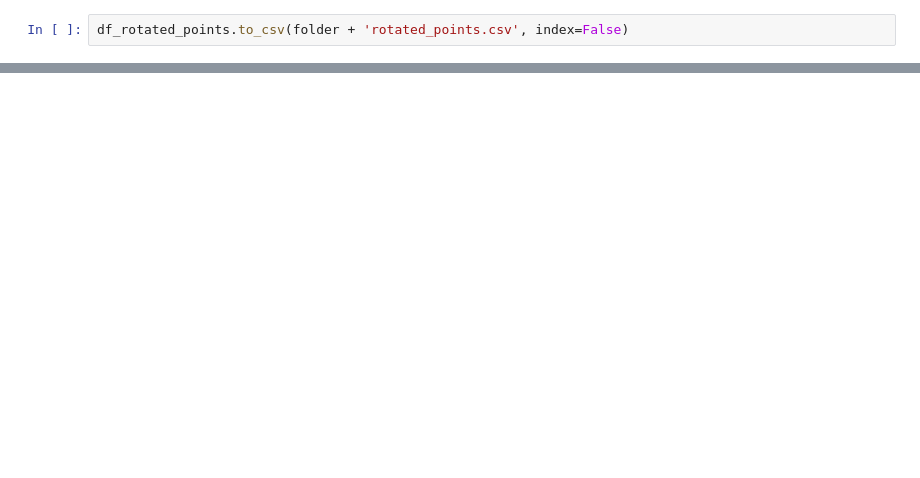
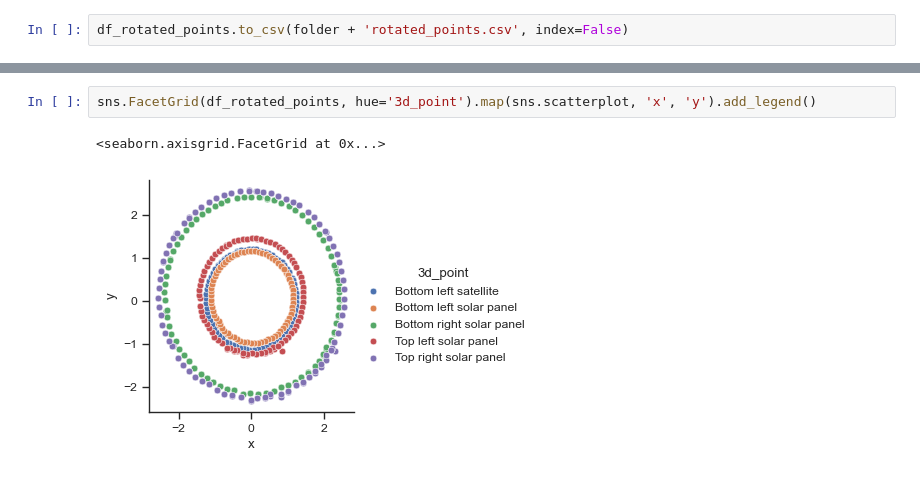
Before and after one commit to mikk5829/RRTNCTTASA, a Jupyter notebook: python-version/test_images/validation_plots.ipynb, the cells around one changed output, grey strips where cells are left out. Saved outputs shown, nothing was run; the diff lists cells and outputs as text; blank space fills up the shorter version.

```diff
--- a/python-version/test_images/validation_plots.ipynb
+++ b/python-version/test_images/validation_plots.ipynb
@@ -156,0 +188,5 @@ df_rotated_points.to_csv(folder + 'rotated_points.csv', index=False)
+# %%
+sns.FacetGrid(df_rotated_points, hue='3d_point').map(sns.scatterplot, 'x', 'y').add_legend()
+# %% [output]
+<seaborn.axisgrid.FacetGrid at 0x...>
+[figure, added]
```
Also changed, not shown: parts of 16 cells of this notebook, 9 other files.
